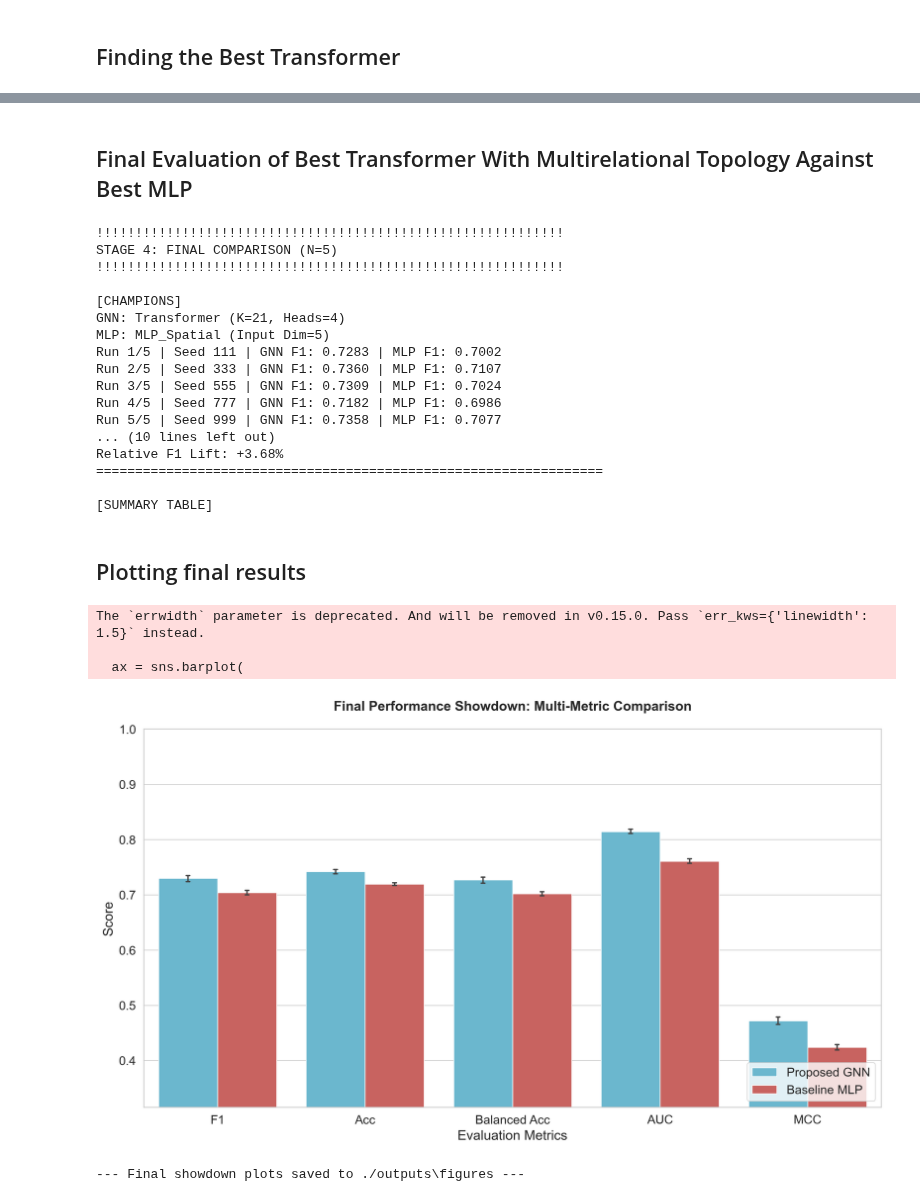
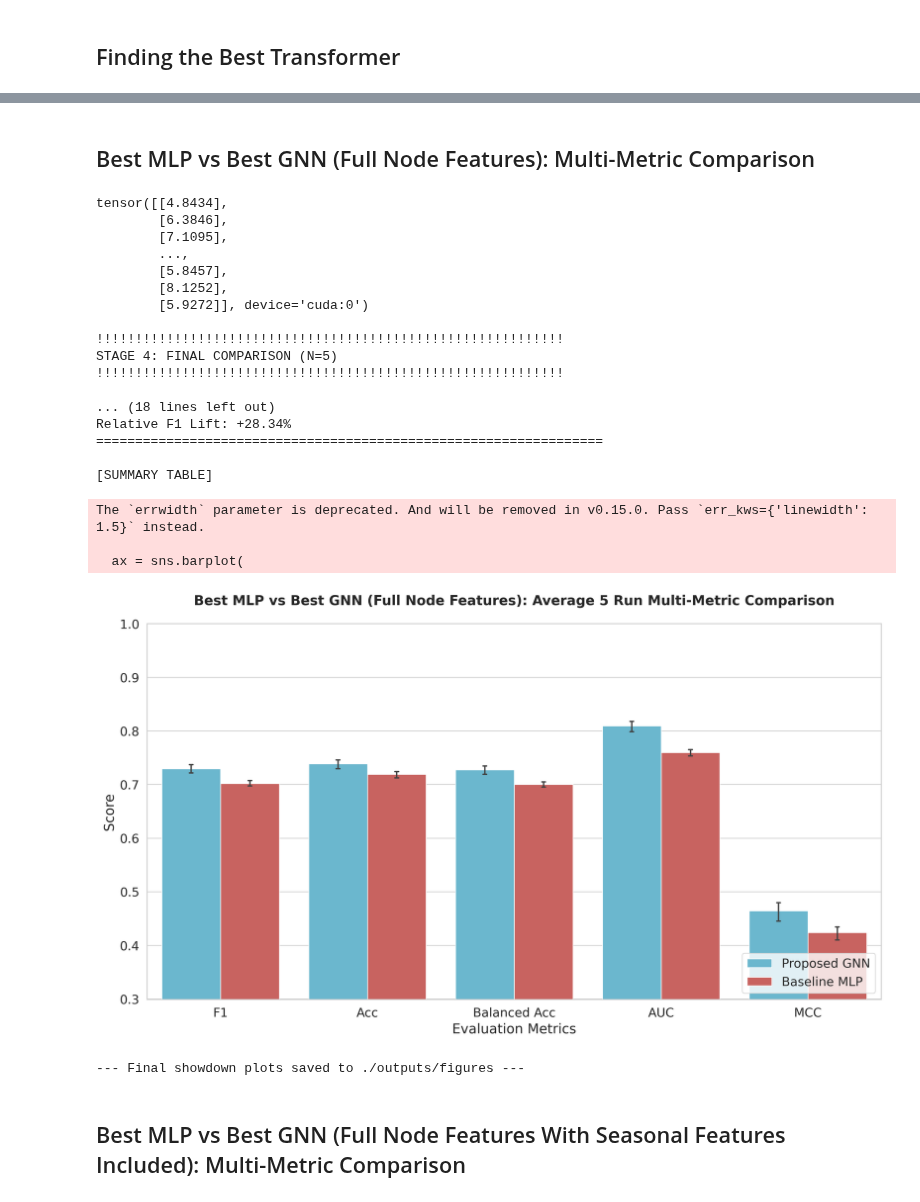
Before and after one commit to MislavCaleta/multirelational-graph-topology-for-downstream-wildfire-tasks, a Jupyter notebook: full_feature_integration_study.ipynb, the cells around one changed output, grey strips where cells are left out. Saved outputs shown, nothing was run; the diff lists cells and outputs as text; code cells hidden in the pictures.

Commit message:
make _study notebooks use proper group_ids and use RGCN (not GCN)

```diff
--- a/full_feature_integration_study.ipynb
+++ b/full_feature_integration_study.ipynb
@@ -24,6 +24,6 @@ import torch
 import os
 import numpy as np
 # %%
-x, y, pos_combined, pos_spatial, pos_temporal = prepare_dataset(DATA_PATH, seasonal_features=True)
+x, y, pos_combined, pos_spatial, pos_temporal, group_ids = prepare_dataset(DATA_PATH, return_group_ids=True)
 class_weights = get_loss_weights(y = y)
 # %% [output]
@@ -131,6 +131,6 @@ Total F1 Score Lift:      +15.14%
 ============================================================
 # %% [markdown]
-## Final Evaluation of Best Transformer With Multirelational Topology Against Best MLP
+## Best MLP vs Best GNN (Full Node Features): Multi-Metric Comparison
 # %%
 best_transformer_df = pd.read_csv(os.path.join(OUTPUT_TABLES_PATH, "best_transformer_df.csv"))
 # %%
@@ -180,7 +180,7 @@ def run_automated_showdown(best_transformer_df, mlp_topology_comparison_df, x_ml
     results = {model: {m: [] for m in metrics} for model in ['GNN', 'MLP']}
 
     seeds = [111, 333, 555, 777, 999]
-    data_final = build_graph('multirelational', best_k, pos_spatial, pos_temporal, pos_combined, x_full, y).to(DEVICE)
+    data_final = build_graph('multirelational', best_k, pos_spatial, pos_temporal, pos_combined, x_full, y, group_ids=group_ids).to(DEVICE)
     train_mask = data_final.train_mask.to(DEVICE)
     val_mask = data_final.val_mask.to(DEVICE)
     test_mask = data_final.test_mask.to(DEVICE)
@@ -278,28 +278,26 @@ showdown_results, summary = run_automated_showdown(
 )
 
 print("\n[SUMMARY TABLE]")
-report_df = pd.DataFrame(summary, index=['GNN_Mean', 'GNN_SD', 'MLP_Mean', 'MLP_SD']).T
-report_df.to_csv(os.path.join(OUTPUT_TABLES_PATH, "report_df.csv"))
+best_mlp_vs_full_feature_best_gnn_df = pd.DataFrame(summary, index=['GNN_Mean', 'GNN_SD', 'MLP_Mean', 'MLP_SD']).T
+best_mlp_vs_full_feature_best_gnn_df.to_csv(os.path.join(OUTPUT_TABLES_PATH, "best_mlp_vs_full_feature_best_gnn_df.csv"))
 # %% [output]
+tensor([[4.8434],
+        [6.3846],
+        [7.1095],
+        ...,
+        [5.8457],
+        [8.1252],
+        [5.9272]], device='cuda:0')
+
 !!!!!!!!!!!!!!!!!!!!!!!!!!!!!!!!!!!!!!!!!!!!!!!!!!!!!!!!!!!!
 STAGE 4: FINAL COMPARISON (N=5)
 !!!!!!!!!!!!!!!!!!!!!!!!!!!!!!!!!!!!!!!!!!!!!!!!!!!!!!!!!!!!
 
-[CHAMPIONS]
-GNN: Transformer (K=21, Heads=4)
-MLP: MLP_Spatial (Input Dim=5)
-Run 1/5 | Seed 111 | GNN F1: 0.7283 | MLP F1: 0.7002
-Run 2/5 | Seed 333 | GNN F1: 0.7360 | MLP F1: 0.7107
-Run 3/5 | Seed 555 | GNN F1: 0.7309 | MLP F1: 0.7024
-Run 4/5 | Seed 777 | GNN F1: 0.7182 | MLP F1: 0.6986
-Run 5/5 | Seed 999 | GNN F1: 0.7358 | MLP F1: 0.7077
-... (10 lines left out)
-Relative F1 Lift: +3.68%
+... (18 lines left out)
+Relative F1 Lift: +28.34%
 =================================================================
 
 [SUMMARY TABLE]
-# %% [markdown]
-## Plotting final results
 # %%
 import seaborn as sns
 import matplotlib.pyplot as plt
@@ -328,34 +326,36 @@ def plot_final_showdown(showdown_results, OUTPUT_FIGURES_PATH):
 
     # ---------------------------------------------------------
     # PLOT A: COMPREHENSIVE METRIC SHOWDOWN (BARS + ERROR BARS)
     # ---------------------------------------------------------
     plt.figure(figsize=(12, 7), dpi=300)
     ax = sns.barplot(
         data=df_plot,
         x='Metric',
         y='Score',
         hue='Model',
         palette=['#5bc0de', '#d9534f'], # Cyan for GNN, Red for MLP
         capsize=.05,
         errwidth=1.5
     )
 
-    plt.title("Final Performance Showdown: Multi-Metric Comparison", fontweight='bold', pad=20)
+    plt.title("Best MLP vs Best GNN (Full Node Features): Average 5 Run Multi-Metric Comparison", fontweight='bold', pad=20)
     plt.ylabel("Score")
     plt.xlabel("Evaluation Metrics")
     plt.ylim(df_plot['Score'].min() - 0.1, 1.0)
     plt.legend(loc='lower right', frameon=True)
     plt.tight_layout()
-    plt.savefig(os.path.join(OUTPUT_FIGURES_PATH, "05_final_metric_showdown.png"))
+    plt.savefig(os.path.join(OUTPUT_FIGURES_PATH, "05_full_node_features_best_gnn_metric_showdown.png"))
     plt.show()
 
     print(f"\n--- Final showdown plots saved to {OUTPUT_FIGURES_PATH} ---")
 
 # Execute the plotting
 plot_final_showdown(showdown_results, OUTPUT_FIGURES_PATH)
 # %% [output]
 The `errwidth` parameter is deprecated. And will be removed in v0.15.0. Pass `err_kws={'linewidth': 1.5}` instead.
 
   ax = sns.barplot(
-[figure, old version]
+[figure, new version]
---- Final showdown plots saved to ./outputs\figures ---
+--- Final showdown plots saved to ./outputs/figures ---
+# %% [markdown]
+## Best MLP vs Best GNN (Full Node Features With Seasonal Features Included): Multi-Metric Comparison
```
Also changed, not shown: parts of 7 cells of this notebook, 16 other files.
